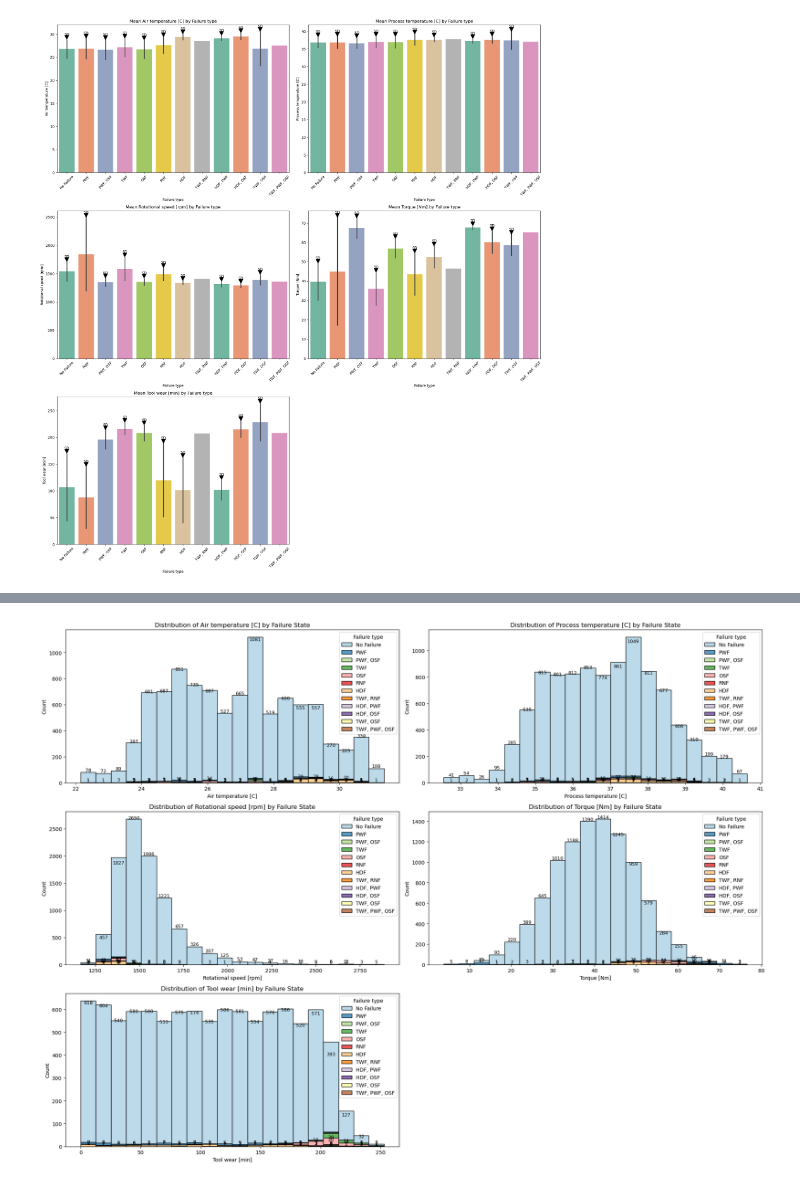
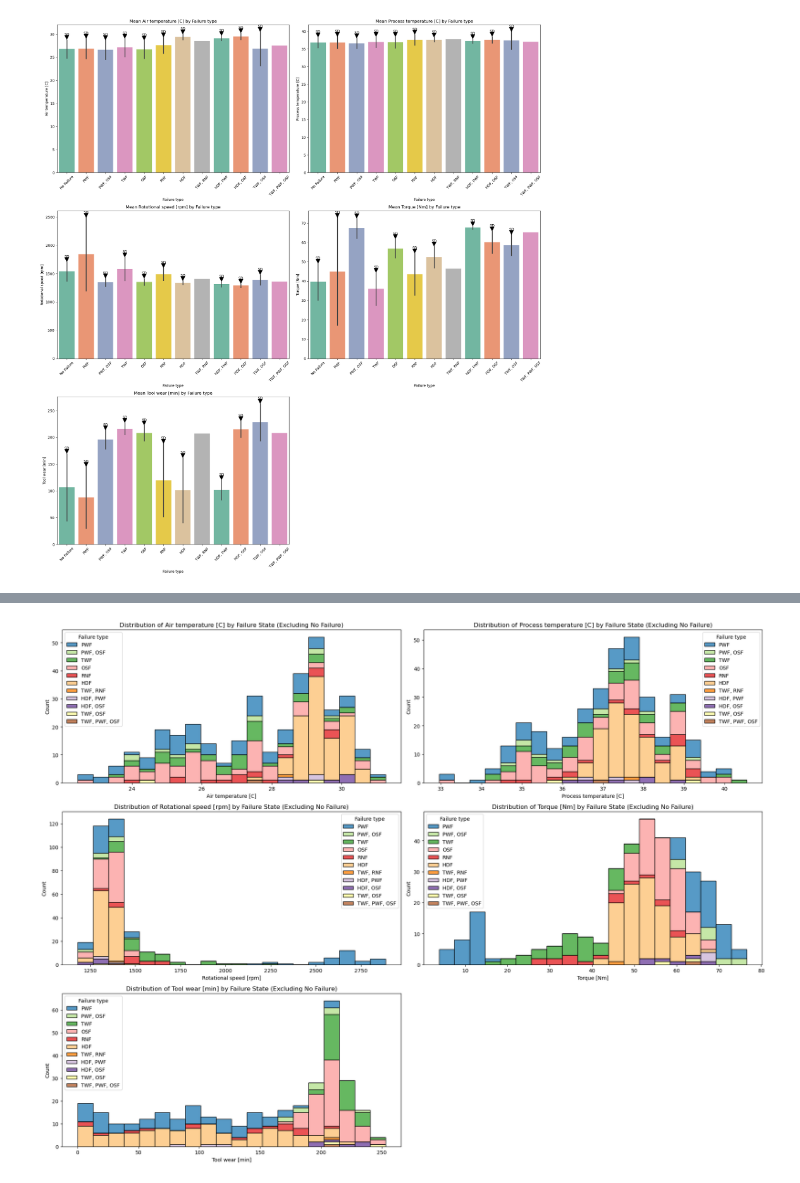
Before and after one commit to invinciblesk/predictive_maintenance_analytics, a Jupyter notebook: notebook/predictive_maintenance.ipynb, the cells around one changed output, grey strips where cells are left out. Cells and saved outputs as stored; diff of their text form; code cells hidden in the pictures.

```diff
--- a/notebook/predictive_maintenance.ipynb
+++ b/notebook/predictive_maintenance.ipynb
@@ -321,7 +322,7 @@ fig, axes = plt.subplots(3, 2, figsize=(20, 22))
 axes = axes.flatten()  # For easy iteration
 
 # Iterate through each operational parameter to create bar plots
-for i, column in enumerate(['Air temperature [K]', 'Process temperature [K]', 'Rotational speed [rpm]', 'Torque [Nm]', 'Tool wear [min]']):
+for i, column in enumerate(columns_to_bootstrap):
 
     # Create the bar plot
     sns.barplot(x='Failure type', y=column, hue='Failure type', data=pred_df_cleaned, ax=axes[i], palette='Set2', errorbar='sd', legend=False)
@@ -385,11 +384,11 @@ pred_df_cleaned_celcius.head()
 # %%
-
+columns_to_plot = ['Air temperature [C]', 'Process temperature [C]', 'Rotational speed [rpm]', 'Torque [Nm]', 'Tool wear [min]']
 # Initialize the subplot
 fig, axes = plt.subplots(3, 2, figsize=(20, 22))
 axes = axes.flatten()  # For easy iteration
 
 # Iterate through each operational parameter to create bar plots
-for i, column in enumerate(['Air temperature [C]', 'Process temperature [C]', 'Rotational speed [rpm]', 'Torque [Nm]', 'Tool wear [min]']):
+for i, column in enumerate(columns_to_plot):
 
     # Create the bar plot
     sns.barplot(x='Failure type', y=column, hue='Failure type', data=pred_df_cleaned_celcius, ax=axes[i], palette='Set2', errorbar='sd', legend=False)
@@ -425,18 +419,0 @@ plt.show()
-# %%
-columns_to_plot = ['Air temperature [C]', 'Process temperature [C]', 'Rotational speed [rpm]', 'Torque [Nm]', 'Tool wear [min]']
-fig, axes = plt.subplots(nrows=3, ncols=2, figsize=(20, 18))
-axes = axes.flatten()  # Flatten to 1D array for easy iteration
-
-# Loop and plot
-for i, column in enumerate(columns_to_plot):
-    sns.histplot(data=pred_df_cleaned_celcius, x=column, hue='Machine failure', element='step', stat='density', common_norm=False, ax=axes[i])
-    axes[i].set_title(f'Distribution of {column} by Machine Failure')
-    axes[i].set_xlabel(column)
-    axes[i].set_ylabel('Density')
-
-# Remove the last empty subplot
-for j in range(i + 1, len(axes)):
-    axes[j].axis('off')
-
-plt.tight_layout()
-plt.show()
@@ -456,29 +465,21 @@ pred_df_cleaned_celcius.head()
 # %%
+# Filter out 'No Failure' data
+filtered_df = pred_df_cleaned_celcius[pred_df_cleaned_celcius['Failure type'] != 'No Failure']
+
+# Setup for subplots
 # Setup for subplots
 fig, axes = plt.subplots(3, 2, figsize=(20, 15))
 axes = axes.flatten()
 
-# Define a custom palette
-base_palette = sns.color_palette('Paired')
-custom_palette = {failure_type: color for failure_type, color in zip(pred_df_cleaned_celcius['Failure type'].unique(), base_palette)}
-
 # Iterate through each operational parameter to create histograms
 for i, column in enumerate(columns_to_plot):
-    # Corrected binrange to be specific for each column
-    ax = sns.histplot(data=pred_df_cleaned_celcius, x=column, hue='Failure type', multiple="stack", palette=custom_palette, ax=axes[i], binrange=(pred_df_cleaned_celcius[column].min(), pred_df_cleaned_celcius[column].max()), bins=20)
-    axes[i].set_title(f'Distribution of {column} by Failure State')
+    ax = sns.histplot(data=filtered_df, x=column, hue='Failure type', multiple="stack", palette=custom_palette, ax=axes[i], bins=20)
+    axes[i].set_title(f'Distribution of {column} by Failure State (Excluding No Failure)')
 
-    # Annotating counts on each bin
-    for p in ax.patches:
-        height = p.get_height()
-        if height > 0:  # Only annotate non-zero bins
-            ax.annotate(f'{int(height)}', (p.get_x() + p.get_width() / 2., height), ha='center', va='center', fontsize=9, color='black', xytext=(0, 5), textcoords='offset points')
-
-# Remove the last empty subplot if necessary
 if len(columns_to_plot) % 2 != 0:
     fig.delaxes(axes[-1])
 
 plt.tight_layout()
 plt.show()
 # %% [output]
-[figure, old version]
+[figure, new version]
```
Also changed, not shown: parts of 46 cells of this notebook.
